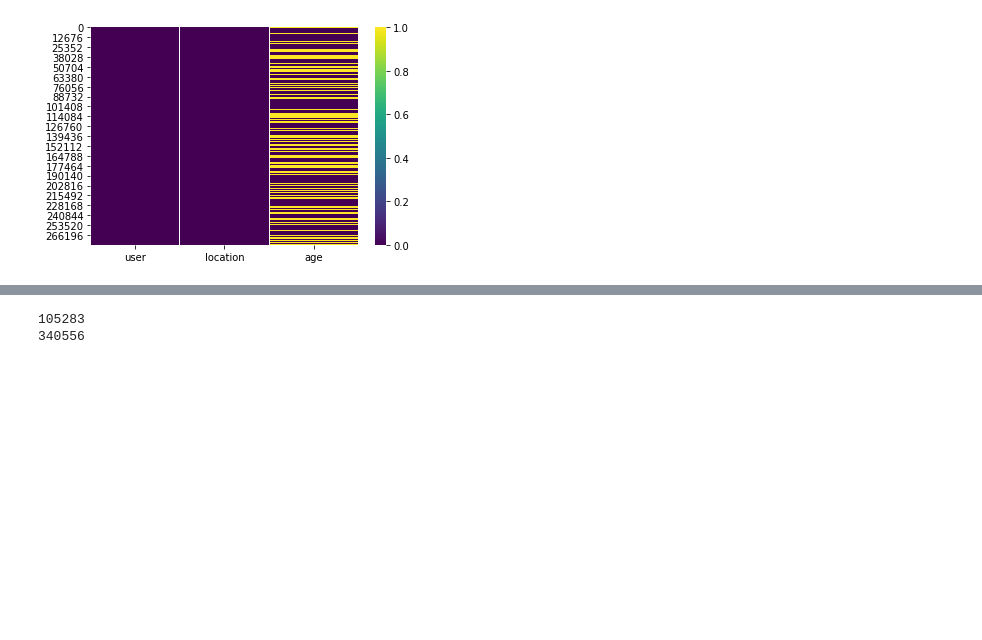
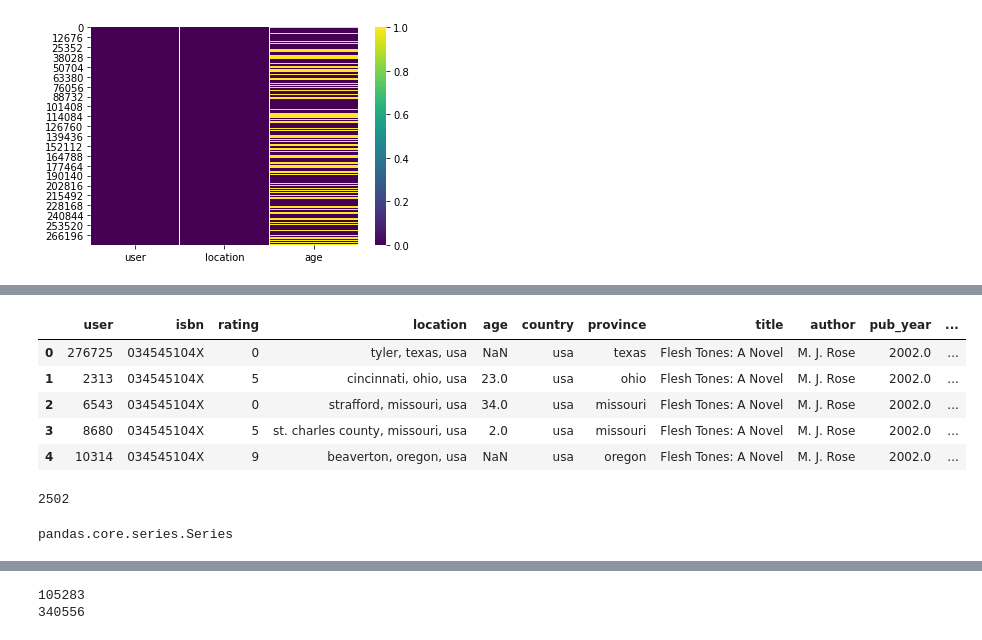
Before and after one commit to ohjho/recommendation_system, a Jupyter notebook: EDA.ipynb, the cells around one changed output, grey strips where cells are left out. Saved outputs shown, nothing was run; the diff lists cells and outputs as text; code cells hidden in the pictures; blank space fills up the shorter version.

```diff
--- a/EDA.ipynb
+++ b/EDA.ipynb
@@ -480,0 +755,17 @@ sns.heatmap(df_users.isnull(),cmap='viridis')
+# %%
+df_merges.head()
+# %% [output]
+|  | user | isbn | rating | location | age | country | province | title | author | pub_year | ... |
+| 0 | 276725 | 034545104X | 0 | tyler, texas, usa | NaN | usa | texas | Flesh Tones: A Novel | M. J. Rose | 2002.0 | ... |
+| 1 | 2313 | 034545104X | 5 | cincinnati, ohio, usa | 23.0 | usa | ohio | Flesh Tones: A Novel | M. J. Rose | 2002.0 | ... |
+| 2 | 6543 | 034545104X | 0 | strafford, missouri, usa | 34.0 | usa | missouri | Flesh Tones: A Novel | M. J. Rose | 2002.0 | ... |
+| 3 | 8680 | 034545104X | 5 | st. charles county, missouri, usa | 2.0 | usa | missouri | Flesh Tones: A Novel | M. J. Rose | 2002.0 | ... |
+| 4 | 10314 | 034545104X | 9 | beaverton, oregon, usa | NaN | usa | oregon | Flesh Tones: A Novel | M. J. Rose | 2002.0 | ... |
+# %%
+df_merges.groupby('isbn')['user'].count().max()
+# %% [output]
+2502
+# %%
+type(df_merges.groupby('isbn')['user'].count())
+# %% [output]
+pandas.core.series.Series
```
Also changed, not shown: parts of 40 cells of this notebook.
